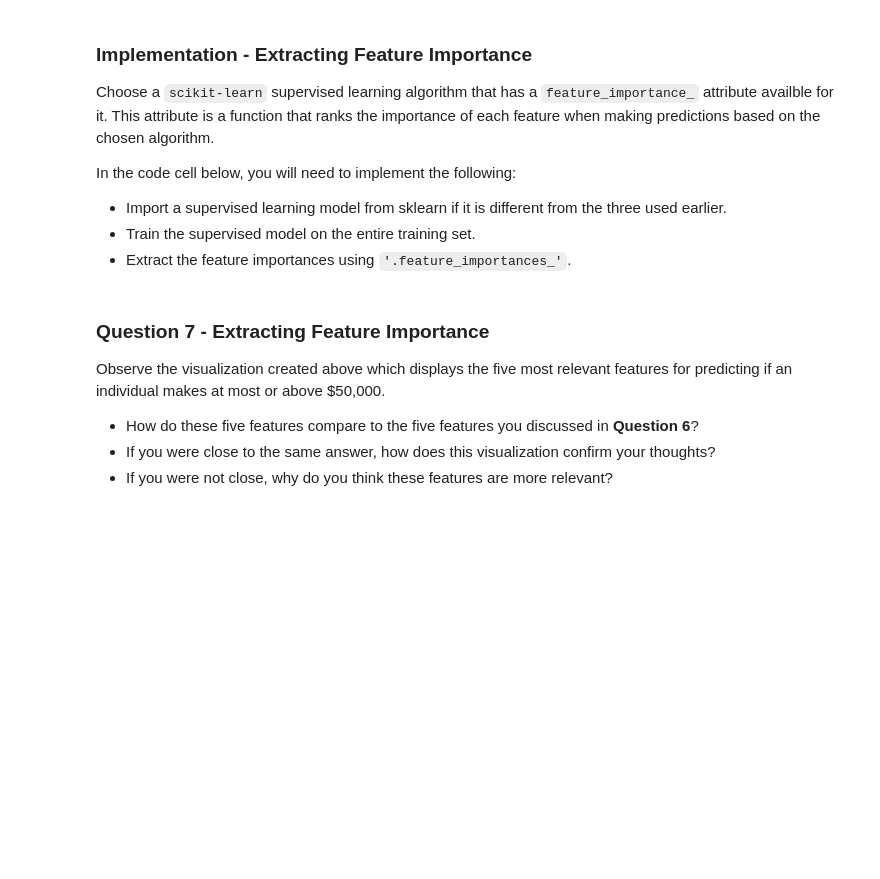
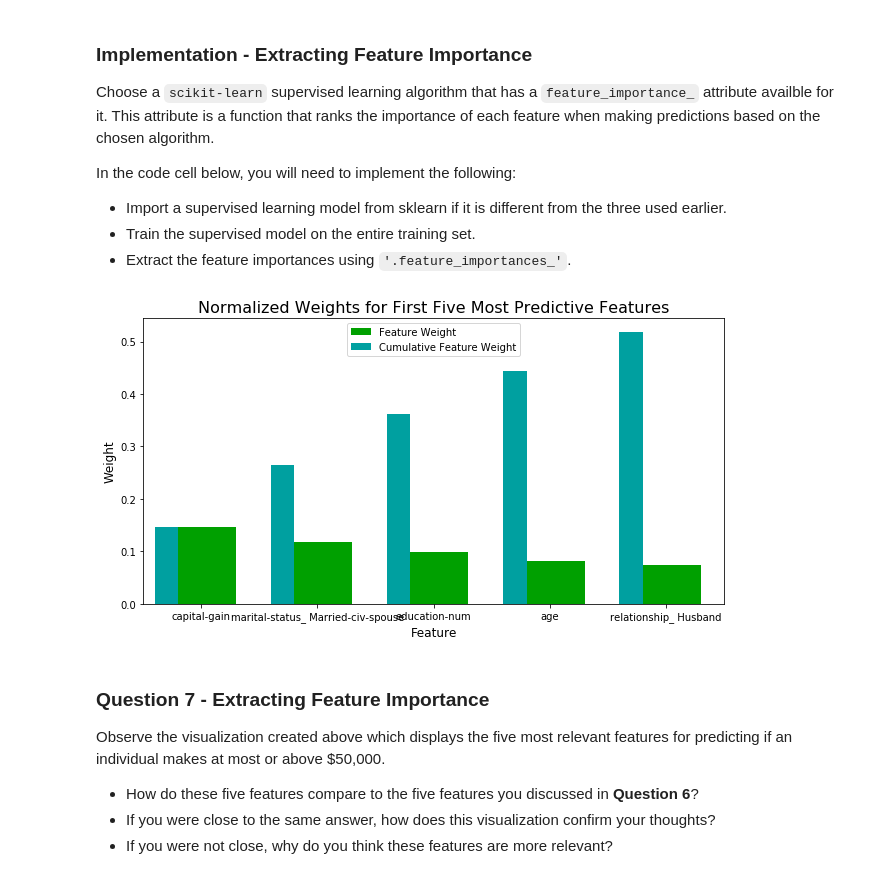
Before and after one commit to andrethiago/machine-learning, a Jupyter notebook: projects/finding_donors/finding_donors.ipynb, the cells around one changed output. Drawn from its saved outputs; the diff is of its cells as text; code cells hidden in the pictures; blank space fills up the shorter version.

```diff
--- a/projects/finding_donors/finding_donors.ipynb
+++ b/projects/finding_donors/finding_donors.ipynb
@@ -534,15 +552,17 @@ In the code cell below, you will need to implement the following:
 # %%
 # TODO: Import a supervised learning model that has 'feature_importances_'
 
 
 # TODO: Train the supervised model on the training set using .fit(X_train, y_train)
-model = None
+model = best_clf
 
 # TODO: Extract the feature importances using .feature_importances_
-importances = None
+importances = best_clf.feature_importances_
 
 # Plot
 vs.feature_plot(importances, X_train, y_train)
+# %% [output]
+[figure, added]
 # %% [markdown]
 ### Question 7 - Extracting Feature Importance
 
```
Also changed, not shown: parts of 7 cells of this notebook.
